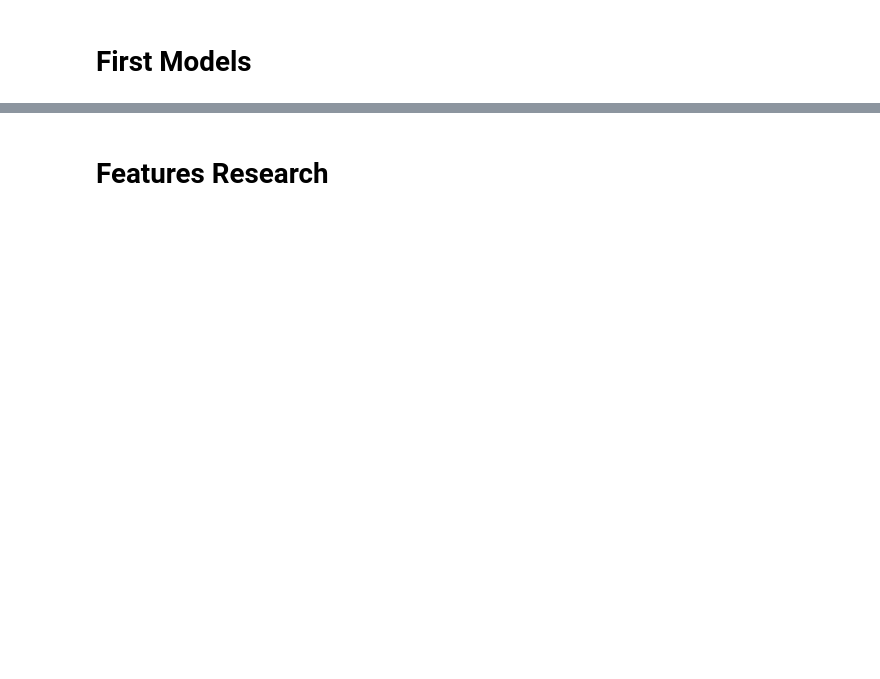
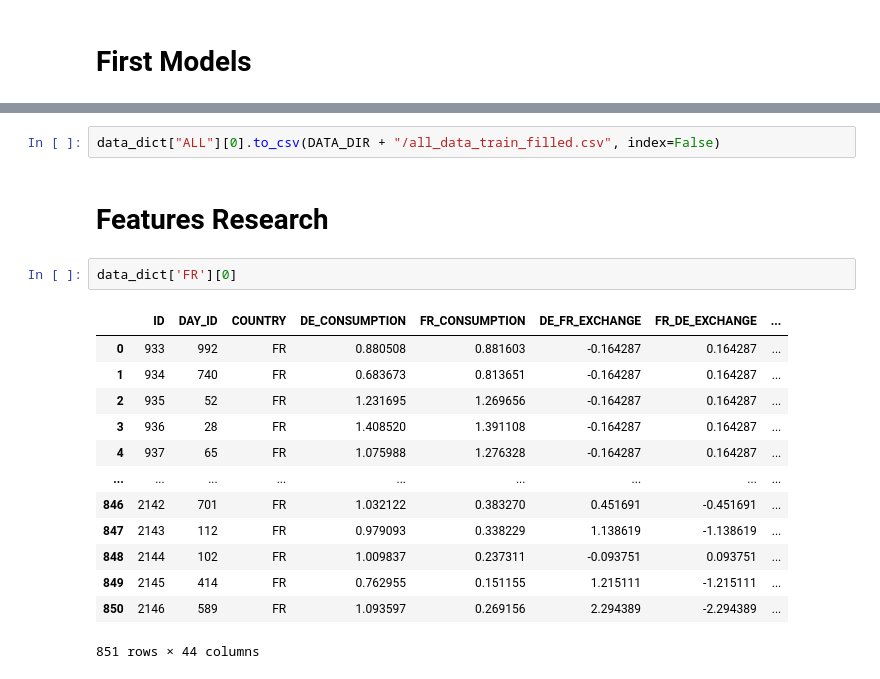
Before and after one commit to hugoser10/explaining-electricity-prices, a Jupyter notebook: main.ipynb, the cells around one changed output, grey strips where cells are left out. Drawn from its saved outputs; the diff is of its cells as text; blank space fills up the shorter version.

```diff
--- a/main.ipynb
+++ b/main.ipynb
@@ -434,2 +376,20 @@ results_df
+# %%
+data_dict["ALL"][0].to_csv(DATA_DIR + "/all_data_train_filled.csv", index=False)
 # %% [markdown]
 # Features Research
+# %%
+data_dict['FR'][0]
+# %% [output]
+|  | ID | DAY_ID | COUNTRY | DE_CONSUMPTION | FR_CONSUMPTION | DE_FR_EXCHANGE | FR_DE_EXCHANGE | ... |
+| 0 | 933 | 992 | FR | 0.880508 | 0.881603 | -0.164287 | 0.164287 | ... |
+| 1 | 934 | 740 | FR | 0.683673 | 0.813651 | -0.164287 | 0.164287 | ... |
+| 2 | 935 | 52 | FR | 1.231695 | 1.269656 | -0.164287 | 0.164287 | ... |
+| 3 | 936 | 28 | FR | 1.408520 | 1.391108 | -0.164287 | 0.164287 | ... |
+| 4 | 937 | 65 | FR | 1.075988 | 1.276328 | -0.164287 | 0.164287 | ... |
+| ... | ... | ... | ... | ... | ... | ... | ... | ... |
+| 846 | 2142 | 701 | FR | 1.032122 | 0.383270 | 0.451691 | -0.451691 | ... |
+| 847 | 2143 | 112 | FR | 0.979093 | 0.338229 | 1.138619 | -1.138619 | ... |
+| 848 | 2144 | 102 | FR | 1.009837 | 0.237311 | -0.093751 | 0.093751 | ... |
+| 849 | 2145 | 414 | FR | 0.762955 | 0.151155 | 1.215111 | -1.215111 | ... |
+| 850 | 2146 | 589 | FR | 1.093597 | 0.269156 | 2.294389 | -2.294389 | ... |
+851 rows × 44 columns
```
Also changed, not shown: parts of 32 cells of this notebook, 1 other file.
